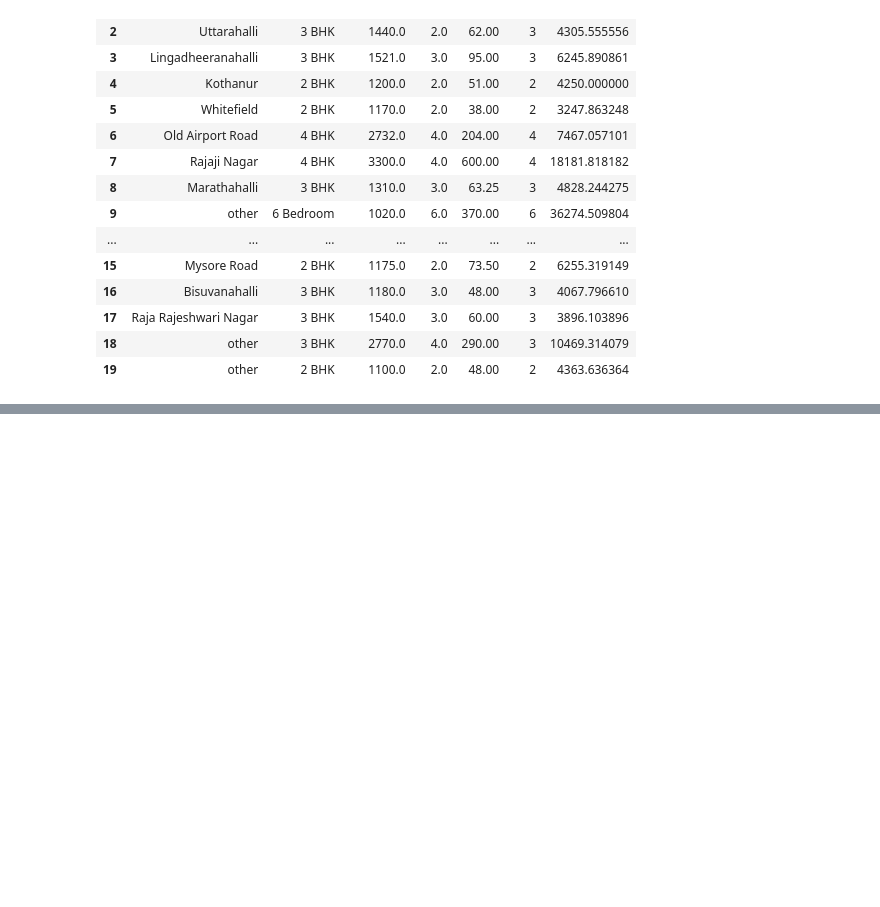
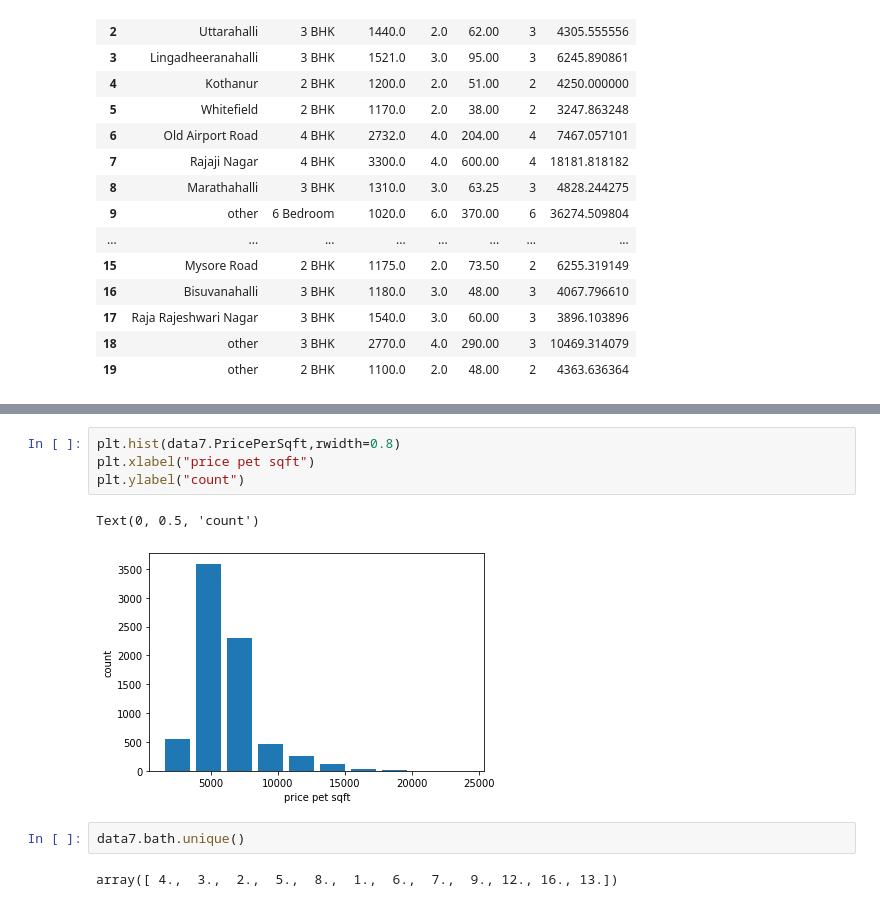
Before and after one commit to puja-ui/House-price-predictor, a Jupyter notebook: house_price_predictor.ipynb, the cells around one changed output, grey strips where cells are left out. Drawn from its saved outputs; the diff is of its cells as text; blank space fills up the shorter version.

```diff
--- a/house_price_predictor.ipynb
+++ b/house_price_predictor.ipynb
@@ -291,0 +373,11 @@ data4.head(20)
+# %%
+plt.hist(data7.PricePerSqft,rwidth=0.8)
+plt.xlabel("price pet sqft")
+plt.ylabel("count")
+# %% [output]
+Text(0, 0.5, 'count')
+[figure, added]
+# %%
+data7.bath.unique()
+# %% [output]
+array([ 4.,  3.,  2.,  5.,  8.,  1.,  6.,  7.,  9., 12., 16., 13.])
```
Also changed, not shown: parts of 12 cells of this notebook.
